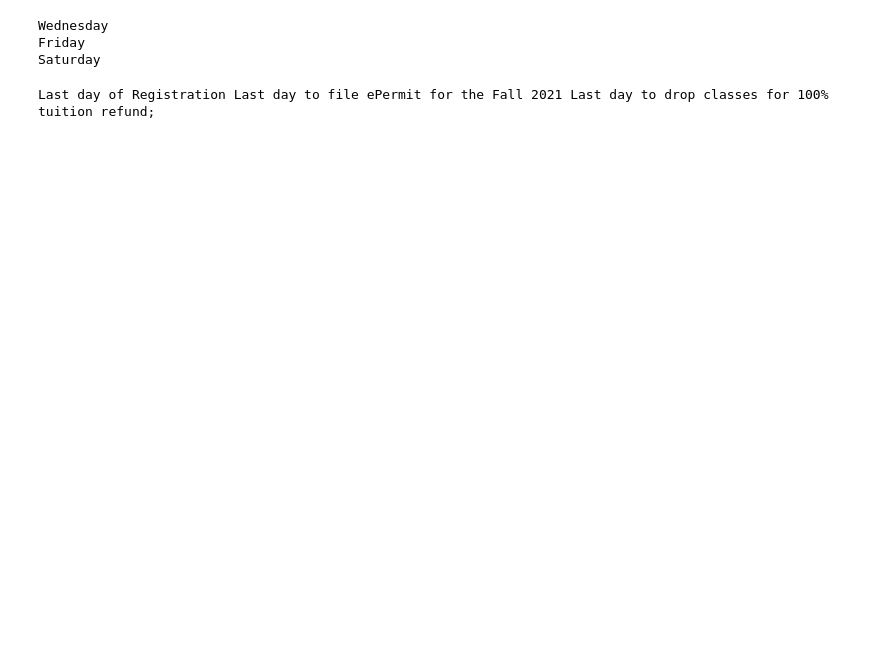
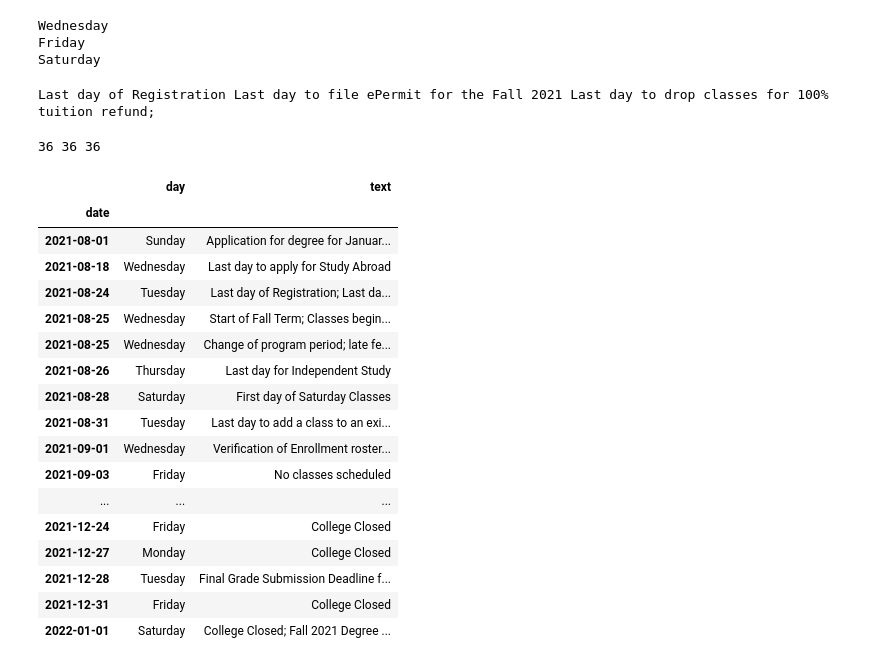
Before and after one commit to datasheng/csc460-Mohammed-Al-Muqsit-HW, a Jupyter notebook: HW3/scrapeCalender.ipynb, the cells around one changed output. Saved outputs shown, nothing was run; the diff lists cells and outputs as text; code cells hidden in the pictures; blank space fills up the shorter version.

Commit message:
going through each date and create a df

```diff
--- a/HW3/scrapeCalender.ipynb
+++ b/HW3/scrapeCalender.ipynb
@@ -41,16 +41,24 @@ data = {
 # %%
 def format_date_range(s: str, default_year: int = 2021):
     s = s.strip()
-    # if given like August 1
+
+    # single date
     if "-" not in s:
         if "," not in s:
             s += f", {default_year}"
         start = end = pd.to_datetime(s)
         return start.strftime("%Y-%m-%d"), end.strftime("%Y-%m-%d")
 
-    # if given like Auguest 1-10
+    # range within same month
     month = s.split()[0]
-    day_start, day_end = s.replace(",", "").split()[1].split("-")
+    day_part = s.replace(",", "").split()[1]
+
+    # check if it's actually a range
+    if "-" in day_part:
+        day_start, day_end = day_part.split("-")
+    else:
+        day_start = day_end = day_part  # fallback if no dash
+
     start = pd.to_datetime(f"{month} {day_start}, {default_year}")
     end = pd.to_datetime(f"{month} {day_end}, {default_year}")
 
@@ -69,9 +76,9 @@ print(format_date_range("January 01, 2022"))
 # %%
-def get_day(s: str) -> str:
+def clean_day(s: str) -> str:
     return s.strip().replace("\n", " ").replace("\t", " ").split()[0]
-print(get_day('Wednesday - Friday'))
-print(get_day("Friday - Wednesday"))
-print(get_day("Saturday"))
+print(clean_day("Wednesday - Friday"))
+print(clean_day("Friday - Wednesday"))
+print(clean_day("Saturday"))
 # %% [output]
 Wednesday
 Friday
@@ -87,3 +94,44 @@ print(clean_text('Last day of Registration ' \
 'Last day to drop classes for 100% tuition refund;'))
 # %% [output]
 Last day of Registration Last day to file ePermit for the Fall 2021 Last day to drop classes for 100% tuition refund;
+# %%
+for tr in rows:
+    tds = tr.find_all("td")
+    if len(tds) >= 3:
+        start, end = format_date_range(tds[0].get_text())
+        data["date"].append(start)
+        data["day"].append(clean_day(tds[1].get_text()))
+
+
+        text = clean_text(tds[2].get_text()).strip()
+        if start != end:
+            text += f' Continuous through {end}'
+            print(text)
+        data["text"].append(text)
+
+print(len(data["date"]), len(data["day"]), len(data["text"]))
+# %% [output]
+36 36 36
+# %%
+df = pd.DataFrame(data)
+df = df.set_index("date").sort_index()
+df
+# %% [output]
+|  | day | text |
+| date |  |  |
+| 2021-08-01 | Sunday | Application for degree for Januar... |
+| 2021-08-18 | Wednesday | Last day to apply for Study Abroad |
+| 2021-08-24 | Tuesday | Last day of Registration; Last da... |
+| 2021-08-25 | Wednesday | Start of Fall Term; Classes begin... |
+| 2021-08-25 | Wednesday | Change of program period; late fe... |
+| 2021-08-26 | Thursday | Last day for Independent Study |
+| 2021-08-28 | Saturday | First day of Saturday Classes |
+| 2021-08-31 | Tuesday | Last day to add a class to an exi... |
+| 2021-09-01 | Wednesday | Verification of Enrollment roster... |
+| 2021-09-03 | Friday | No classes scheduled |
+| ... | ... | ... |
+| 2021-12-24 | Friday | College Closed |
+| 2021-12-27 | Monday | College Closed |
+| 2021-12-28 | Tuesday | Final Grade Submission Deadline f... |
+| 2021-12-31 | Friday | College Closed |
+| 2022-01-01 | Saturday | College Closed; Fall 2021 Degree ... |
```
Also changed, not shown: parts of 1 cell of this notebook.
